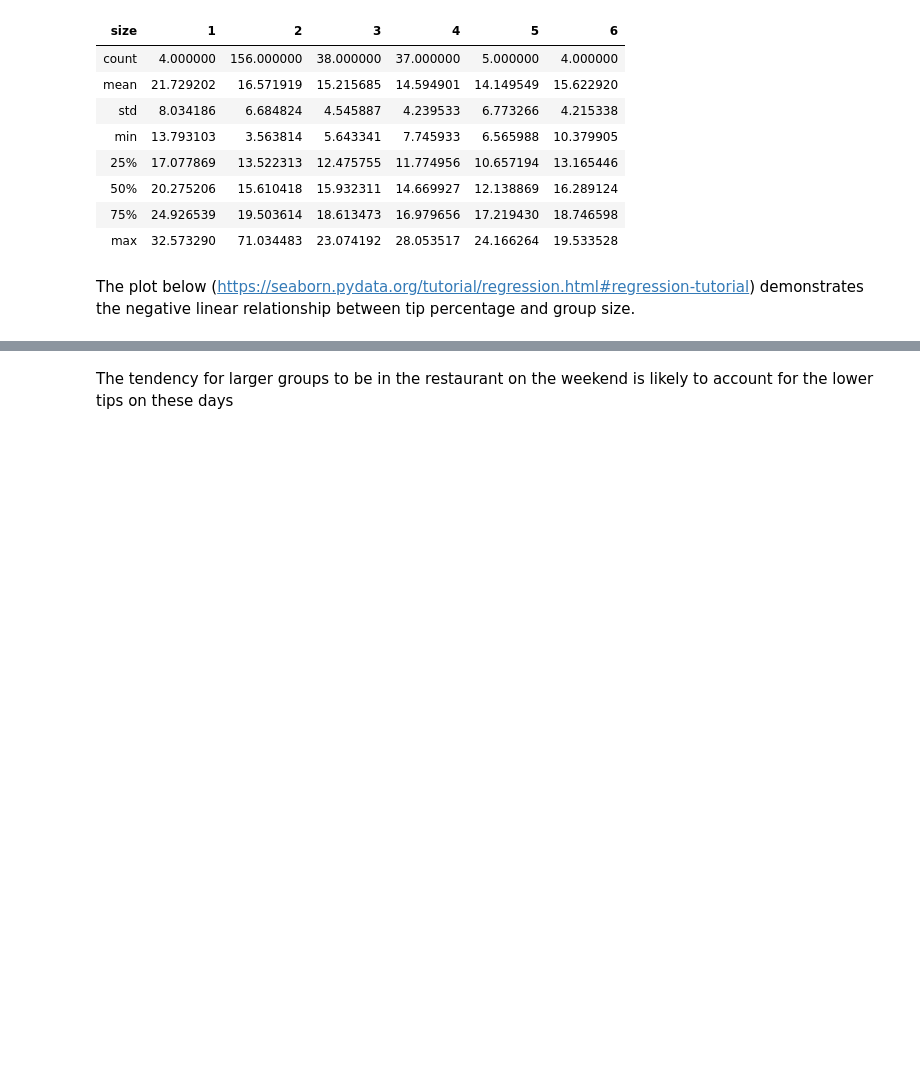
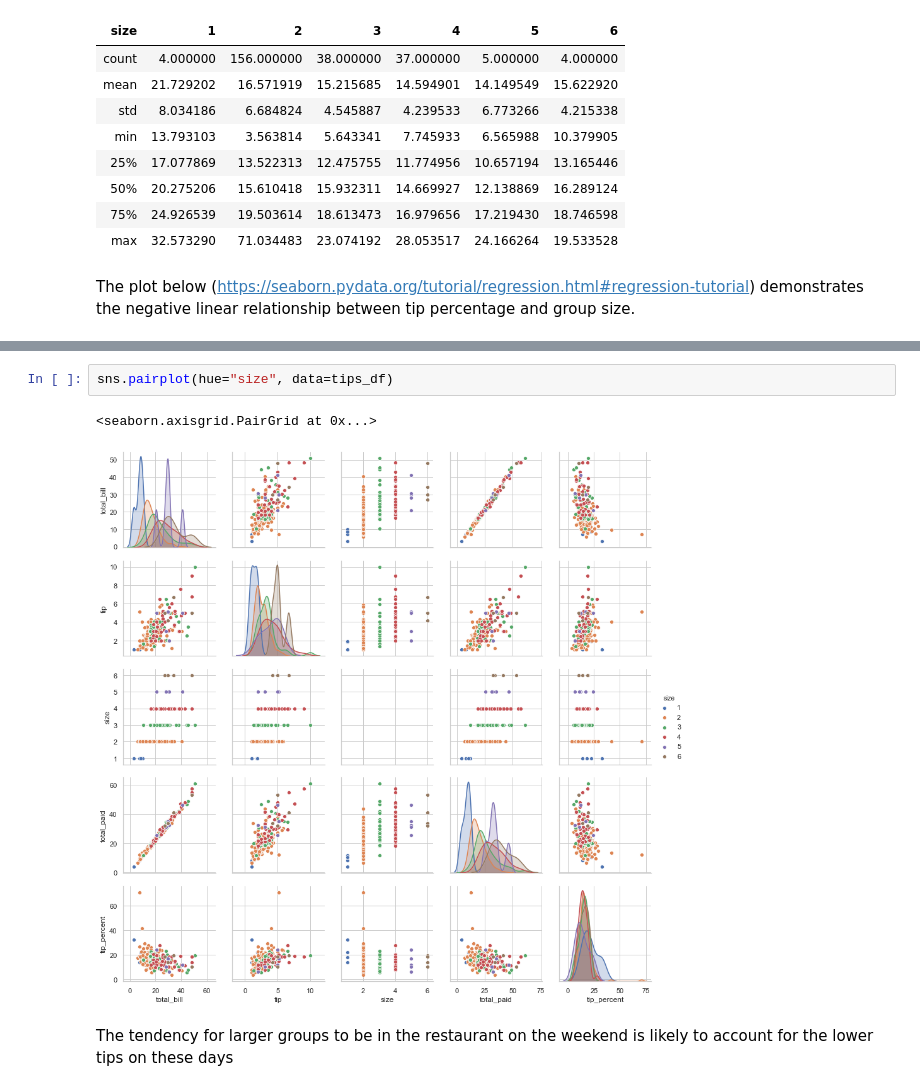
Before and after one commit to jennifer-ryan/fundamentals-project, a Jupyter notebook: tips_dataset_analysis.ipynb, the cells around one changed output, grey strips where cells are left out. Saved outputs shown, nothing was run; the diff lists cells and outputs as text; blank space fills up the shorter version.

```diff
--- a/tips_dataset_analysis.ipynb
+++ b/tips_dataset_analysis.ipynb
@@ -619,3 +661,8 @@ metrics.accuracy_score(y_test, test_prediction)
+# %%
+sns.pairplot(hue="size", data=tips_df)
+# %% [output]
+<seaborn.axisgrid.PairGrid at 0x...>
+[figure, added]
 # %% [markdown]
 The tendency for larger groups to be in the restaurant on the weekend is likely to account for the lower tips on these days
 # %% [markdown]
```
Also changed, not shown: parts of 25 cells of this notebook.
